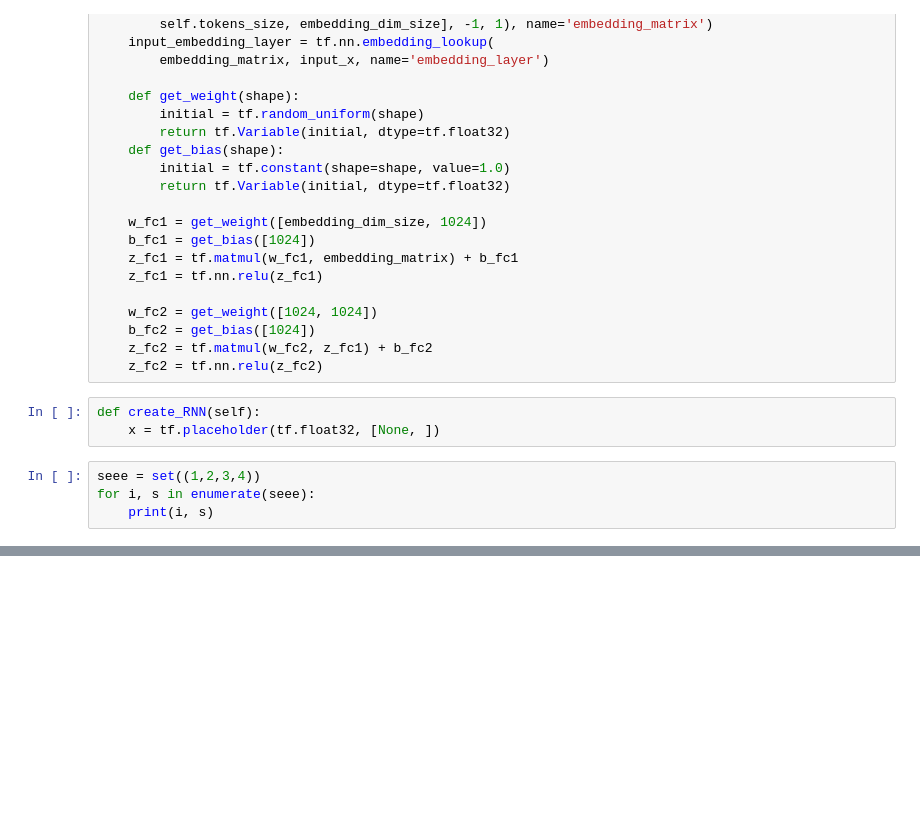
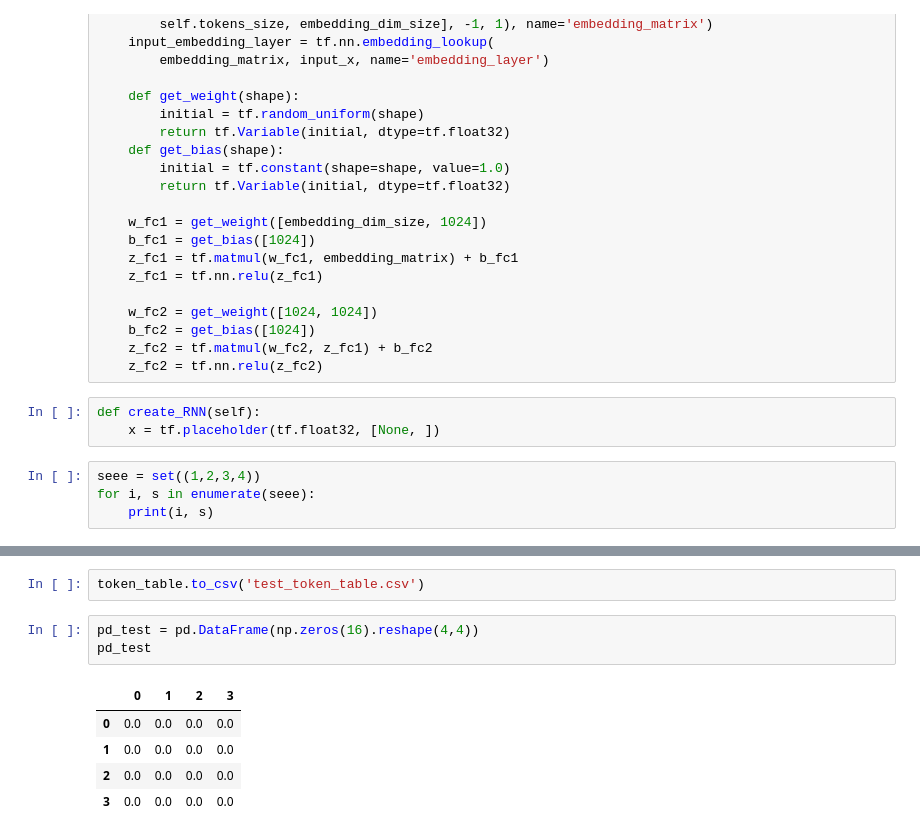
Before and after one commit to AgFeather/CodeCompletion, a Jupyter notebook: test_and_debug.ipynb, the cells around one changed output, grey strips where cells are left out. Saved outputs shown, nothing was run; the diff lists cells and outputs as text; blank space fills up the shorter version.

```diff
--- a/test_and_debug.ipynb
+++ b/test_and_debug.ipynb
@@ -448,0 +509,11 @@ for i, s in enumerate(seee):
+# %%
+token_table.to_csv('test_token_table.csv')
+# %%
+pd_test = pd.DataFrame(np.zeros(16).reshape(4,4))
+pd_test
+# %% [output]
+|  | 0 | 1 | 2 | 3 |
+| 0 | 0.0 | 0.0 | 0.0 | 0.0 |
+| 1 | 0.0 | 0.0 | 0.0 | 0.0 |
+| 2 | 0.0 | 0.0 | 0.0 | 0.0 |
+| 3 | 0.0 | 0.0 | 0.0 | 0.0 |
```
Also changed, not shown: parts of 10 cells of this notebook, 3 other files.
